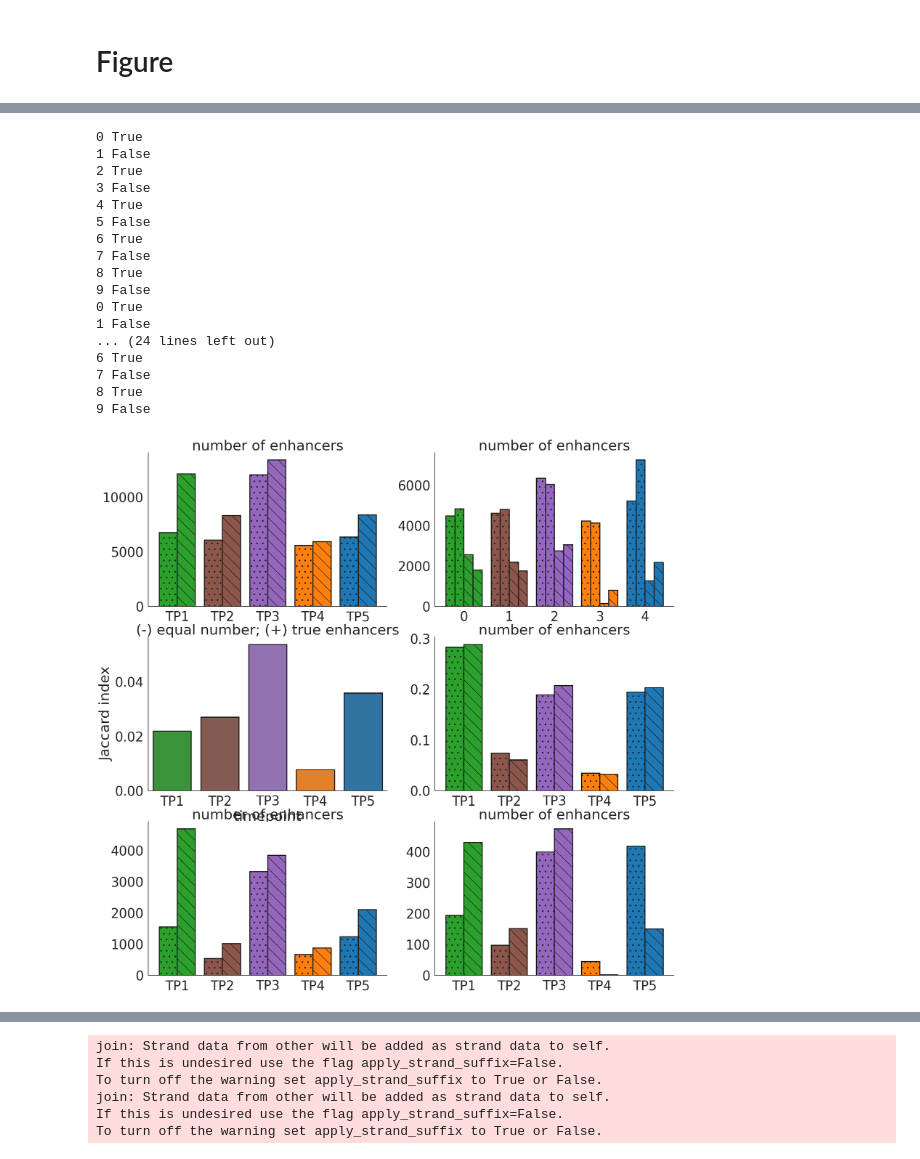
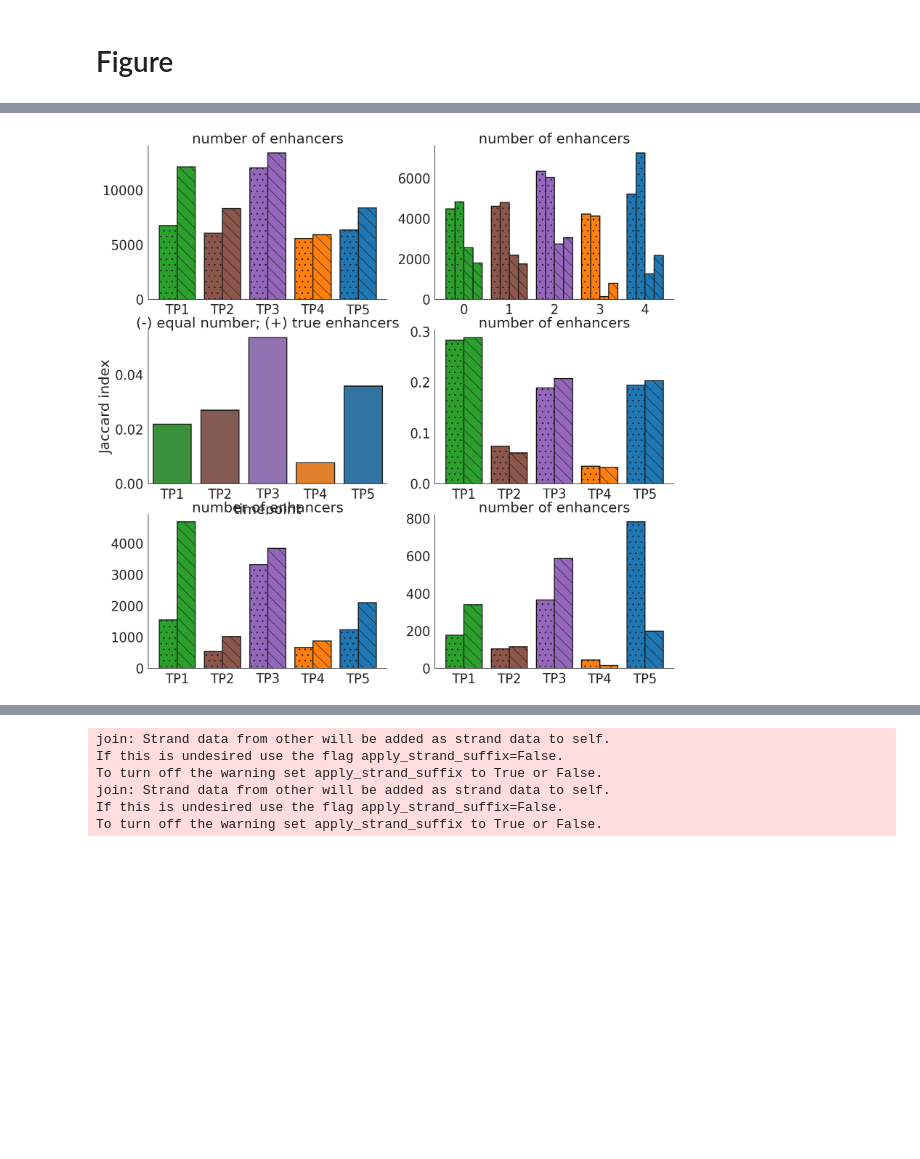
Before and after one commit to vanheeringen-lab/phylotypic_hourglass, a Jupyter notebook: notebooks/fly_peaks.ipynb, the cells around one changed output, grey strips where cells are left out. Drawn from its saved outputs; the diff is of its cells as text; code cells hidden in the pictures; blank space fills up the shorter version.

```diff
--- a/notebooks/fly_peaks.ipynb
+++ b/notebooks/fly_peaks.ipynb
@@ -193,7 +217,6 @@ for assembly in assemblies:
 within_species_jaccard = pd.DataFrame(within_species_jaccard, columns=["species", "time point", "rep1", "rep2", "rep3", "rep4", "rep5", "jaccard"])
 number_timepoint_specific = pd.DataFrame(number_timepoint_specific, columns=["species", "time point", "rep1", "rep2", "rep3", "rep4", "rep5", "time point specific enhancers"]).drop_duplicates()
 within_species_jaccard = within_species_jaccard[within_species_jaccard["rep1"] == "rep1"]
-number_timepoint_specific = number_timepoint_specific[number_timepoint_specific["rep1"] == "rep1"]
 within_species_jaccard
 # %% [output]
 |  | species | time point | rep1 | rep2 | rep3 | rep4 | rep5 | jaccard |
@@ -722,7 +709,6 @@ ax_2 = axs[1, 1].bar(data=within_species_jaccard.loc[within_species_jaccard.spec
 # )
 
 for i, bar in enumerate(ax_1.patches + ax_2.patches):
-    print(i, i % 2 == 0)
     if i >= 5:
         bar.set_hatch("\\")
     else:
@@ -753,7 +739,6 @@ ax_2 = axs[2, 1].bar(data=number_timepoint_specific.loc[number_timepoint_specifi
 # )
 
 for i, bar in enumerate(ax_1.patches + ax_2.patches):
-    print(i, i % 2 == 0)
     if i >= 5:
         bar.set_hatch("\\")
     else:
@@ -777,7 +762,6 @@ ax_1 = axs[0, 0].bar(data=enhancer_nr.loc[enhancer_nr.species=="drosophila melan
 ax_2 = axs[0, 0].bar(data=enhancer_nr.loc[enhancer_nr.species!="drosophila melanogaster"], x="timepoint", height="number of peaks", width=0.4, align='edge', color=["tab:green", "tab:brown", "tab:purple", "tab:orange", "tab:blue"], linewidth=linewidth, edgecolor="k")
 
 for i, bar in enumerate(ax_1.patches + ax_2.patches):
-    print(i, i % 2 == 0)
     if i >= 5:
         bar.set_hatch("\\")
     else:
@@ -806,50 +790,32 @@ ax = sns.barplot(
 axs[1, 0].spines[['right', 'top']].set_visible(False)
 axs[1, 0].set(
 #     title="Original result (proportion conserved enhancers)",
     title="(-) equal number; (+) true enhancers",
     ylim=0
 )
 
 # number of tp-specific enhancers
 df = pd.concat([
     pd.DataFrame([[tp_specific_dmel[tp].df.shape[0] for tp in timepoints], timepoints, ["drosophila melanogaster"] * 5]).T,
     pd.DataFrame([[tp_specific_dvir[tp].df.shape[0] for tp in timepoints], timepoints, ["drosophila virilis"] * 5]).T,
 ])
 df.columns = ["number of tp-specific enhancers", "timepoint", "species"]
 
 ax_1 = axs[2, 0].bar(data=df.loc[df.species=="drosophila melanogaster"], x="timepoint", height="number of tp-specific enhancers", width=-0.4, align='edge', color=["tab:green", "tab:brown", "tab:purple", "tab:orange", "tab:blue"], linewidth=linewidth, edgecolor="k")
 ax_2 = axs[2, 0].bar(data=df.loc[df.species!="drosophila melanogaster"], x="timepoint", height="number of tp-specific enhancers", width=0.4, align='edge', color=["tab:green", "tab:brown", "tab:purple", "tab:orange", "tab:blue"], linewidth=linewidth, edgecolor="k")
 
 for i, bar in enumerate(ax_1.patches + ax_2.patches):
-    print(i, i % 2 == 0)
     if i >= 5:
         bar.set_hatch("\\")
     else:
         bar.set_hatch(".")
 
 axs[2, 0].spines[['right', 'top']].set_visible(False)
 axs[2, 0].set(
     title="number of enhancers",
     ylim=0
 )
 
-plt.savefig("../imgs/fly_peaks_together.svg")
+_ = plt.savefig("../imgs/fly_peaks_together.svg")
 # %% [output]
-0 True
-1 False
-2 True
-3 False
-4 True
-5 False
-6 True
-7 False
-8 True
-9 False
-0 True
-1 False
-... (24 lines left out)
-6 True
-7 False
-8 True
-9 False
-[figure, old version]
+[figure, new version]
```
Also changed, not shown: parts of 20 cells of this notebook, 4 other files.
